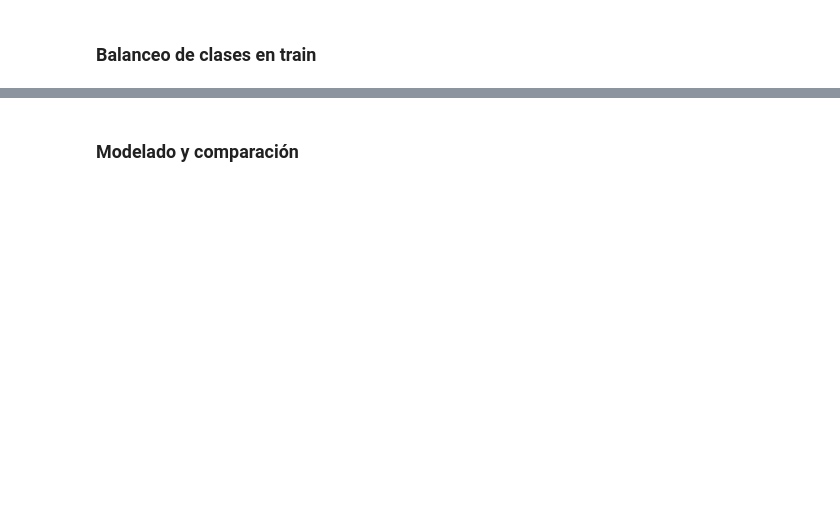
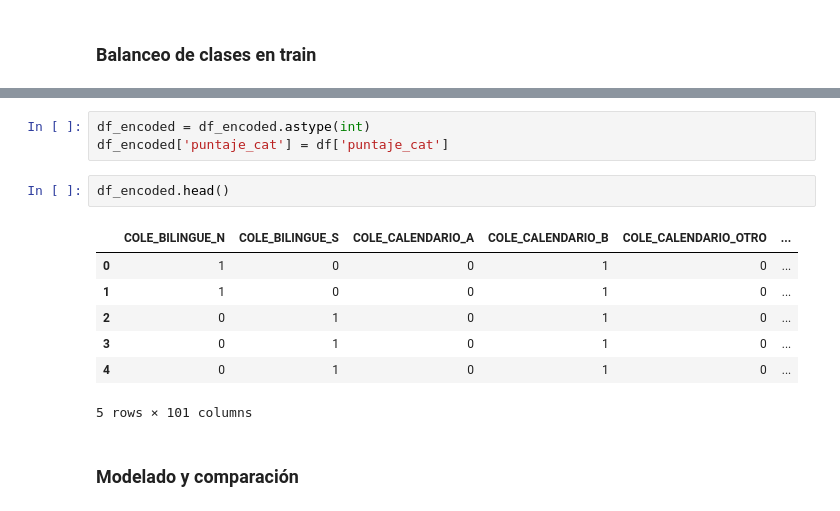
Before and after one commit to rodhervan/AnaliticaICFES, a Jupyter notebook: Modelamiento/modelamiento.ipynb, the cells around one changed output, grey strips where cells are left out. Cells and saved outputs as stored; diff of their text form; blank space fills up the shorter version.

```diff
--- a/Modelamiento/modelamiento.ipynb
+++ b/Modelamiento/modelamiento.ipynb
@@ -202,2 +264,15 @@ for var in cat_vars:
+# %%
+df_encoded = df_encoded.astype(int)
+df_encoded['puntaje_cat'] = df['puntaje_cat']
+# %%
+df_encoded.head()
+# %% [output]
+|  | COLE_BILINGUE_N | COLE_BILINGUE_S | COLE_CALENDARIO_A | COLE_CALENDARIO_B | COLE_CALENDARIO_OTRO | ... |
+| 0 | 1 | 0 | 0 | 1 | 0 | ... |
+| 1 | 1 | 0 | 0 | 1 | 0 | ... |
+| 2 | 0 | 1 | 0 | 1 | 0 | ... |
+| 3 | 0 | 1 | 0 | 1 | 0 | ... |
+| 4 | 0 | 1 | 0 | 1 | 0 | ... |
+5 rows × 101 columns
 # %% [markdown]
 ### Modelado y comparación
```
Also changed, not shown: parts of 8 cells of this notebook.
